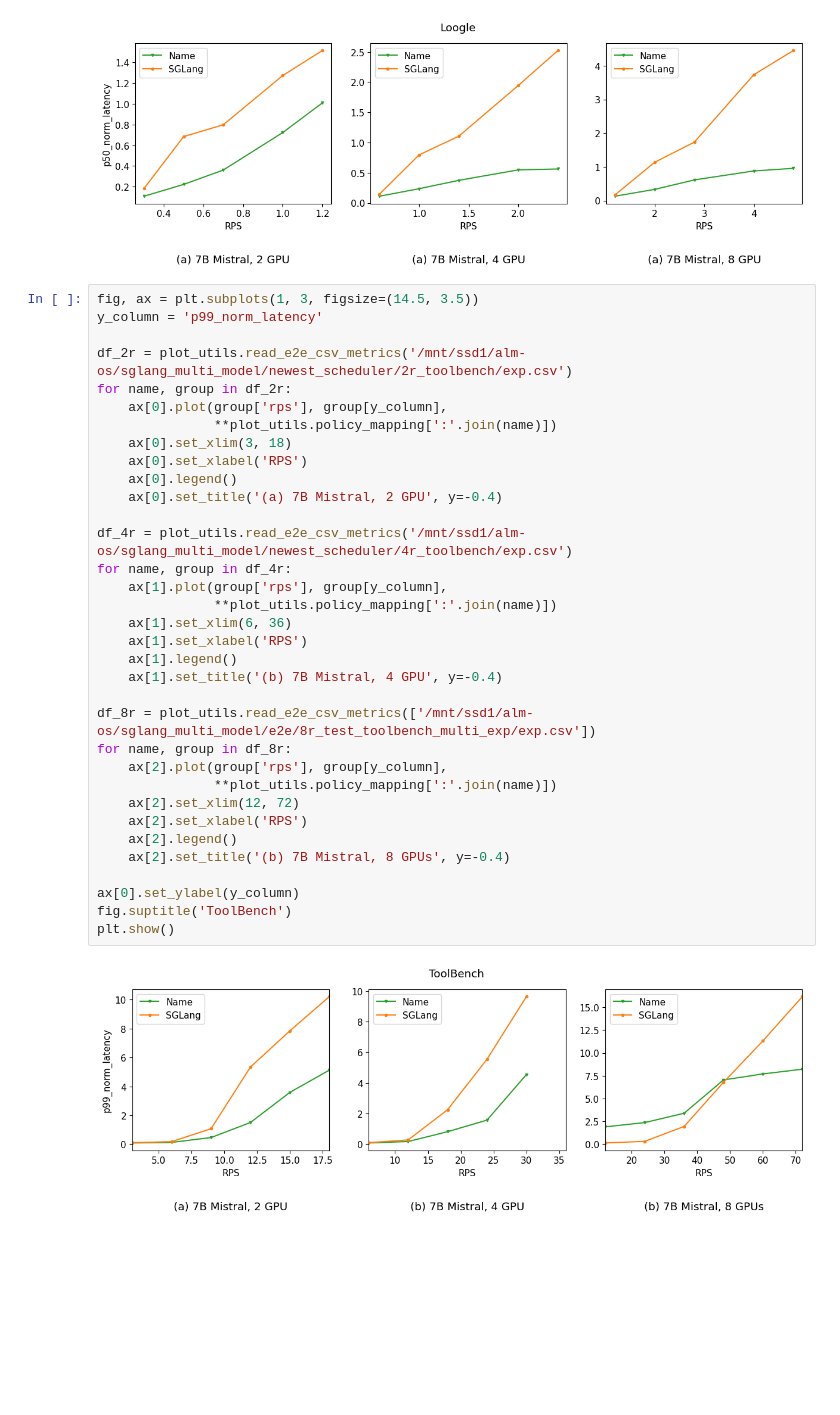
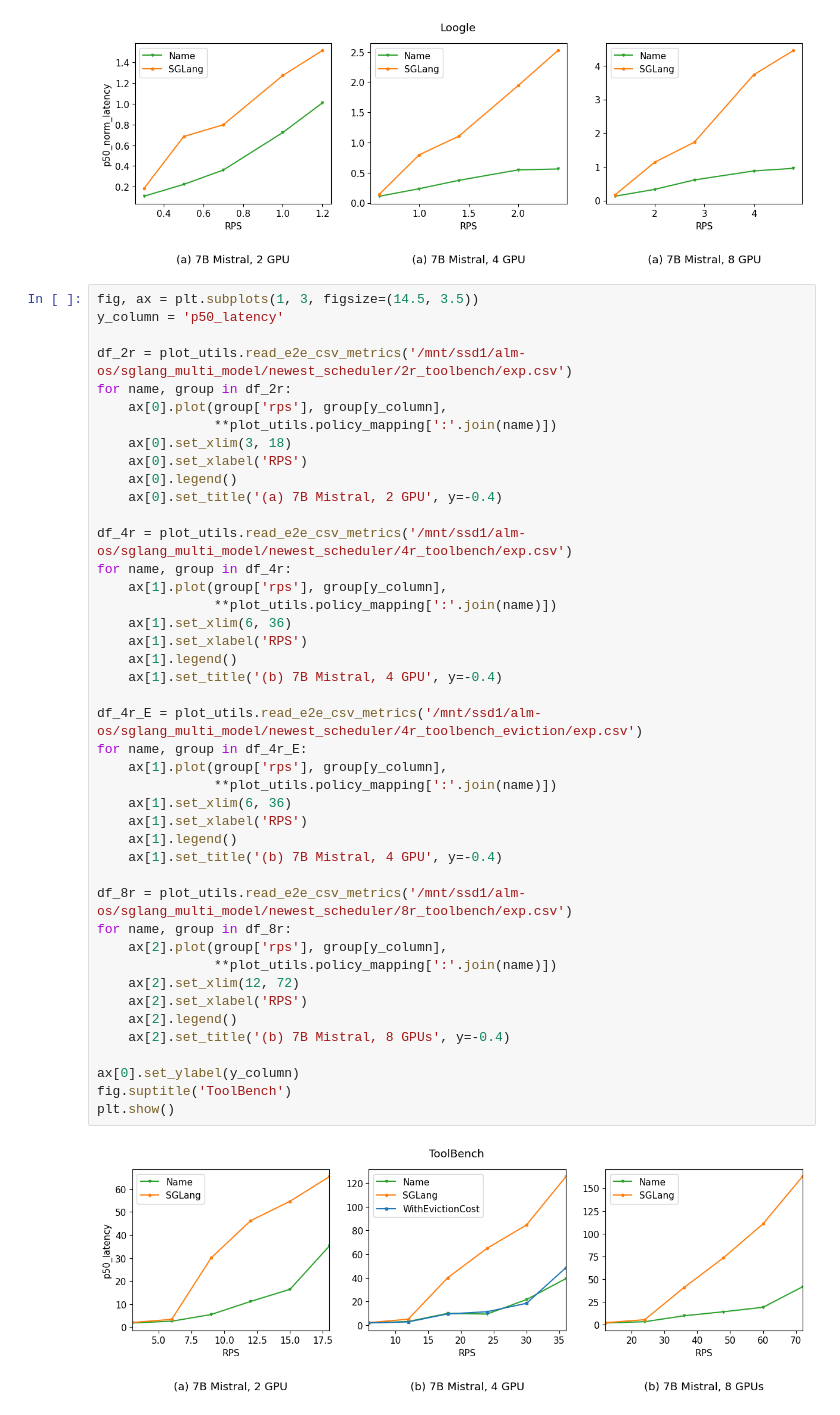
Before and after one commit to WukLab/preble, a Jupyter notebook: nsdi_plots/e2e.ipynb, the cells around one changed output. Saved outputs shown, nothing was run; the diff lists cells and outputs as text; blank space fills up the shorter version.

Commit message:
add  eviction lost, fix global tree eviction logic

```diff
--- a/nsdi_plots/e2e.ipynb
+++ b/nsdi_plots/e2e.ipynb
@@ -96,37 +96,46 @@ Text(0, 0.5, 'p50_norm_latency')
 [figure]
 # %%
 fig, ax = plt.subplots(1, 3, figsize=(14.5, 3.5))
-y_column = 'p99_norm_latency'
+y_column = 'p50_latency'
 
 df_2r = plot_utils.read_e2e_csv_metrics('/mnt/ssd1/alm-os/sglang_multi_model/newest_scheduler/2r_toolbench/exp.csv')
 for name, group in df_2r:
     ax[0].plot(group['rps'], group[y_column],
                **plot_utils.policy_mapping[':'.join(name)])
     ax[0].set_xlim(3, 18)
     ax[0].set_xlabel('RPS')
     ax[0].legend()
     ax[0].set_title('(a) 7B Mistral, 2 GPU', y=-0.4)
 
 df_4r = plot_utils.read_e2e_csv_metrics('/mnt/ssd1/alm-os/sglang_multi_model/newest_scheduler/4r_toolbench/exp.csv')
 for name, group in df_4r:
     ax[1].plot(group['rps'], group[y_column],
                **plot_utils.policy_mapping[':'.join(name)])
     ax[1].set_xlim(6, 36)
     ax[1].set_xlabel('RPS')
     ax[1].legend()
     ax[1].set_title('(b) 7B Mistral, 4 GPU', y=-0.4)
 
-df_8r = plot_utils.read_e2e_csv_metrics(['/mnt/ssd1/alm-os/sglang_multi_model/e2e/8r_test_toolbench_multi_exp/exp.csv'])
+df_4r_E = plot_utils.read_e2e_csv_metrics('/mnt/ssd1/alm-os/sglang_multi_model/newest_scheduler/4r_toolbench_eviction/exp.csv')
+for name, group in df_4r_E:
+    ax[1].plot(group['rps'], group[y_column],
+               **plot_utils.policy_mapping[':'.join(name)])
+    ax[1].set_xlim(6, 36)
+    ax[1].set_xlabel('RPS')
+    ax[1].legend()
+    ax[1].set_title('(b) 7B Mistral, 4 GPU', y=-0.4)
+
+df_8r = plot_utils.read_e2e_csv_metrics('/mnt/ssd1/alm-os/sglang_multi_model/newest_scheduler/8r_toolbench/exp.csv')
 for name, group in df_8r:
     ax[2].plot(group['rps'], group[y_column],
                **plot_utils.policy_mapping[':'.join(name)])
     ax[2].set_xlim(12, 72)
     ax[2].set_xlabel('RPS')
     ax[2].legend()
     ax[2].set_title('(b) 7B Mistral, 8 GPUs', y=-0.4)
 
 ax[0].set_ylabel(y_column)
 fig.suptitle('ToolBench')
 plt.show()
 # %% [output]
-[figure, old version]
+[figure, new version]
```
Also changed, not shown: parts of 1 cell of this notebook, 7 other files.
